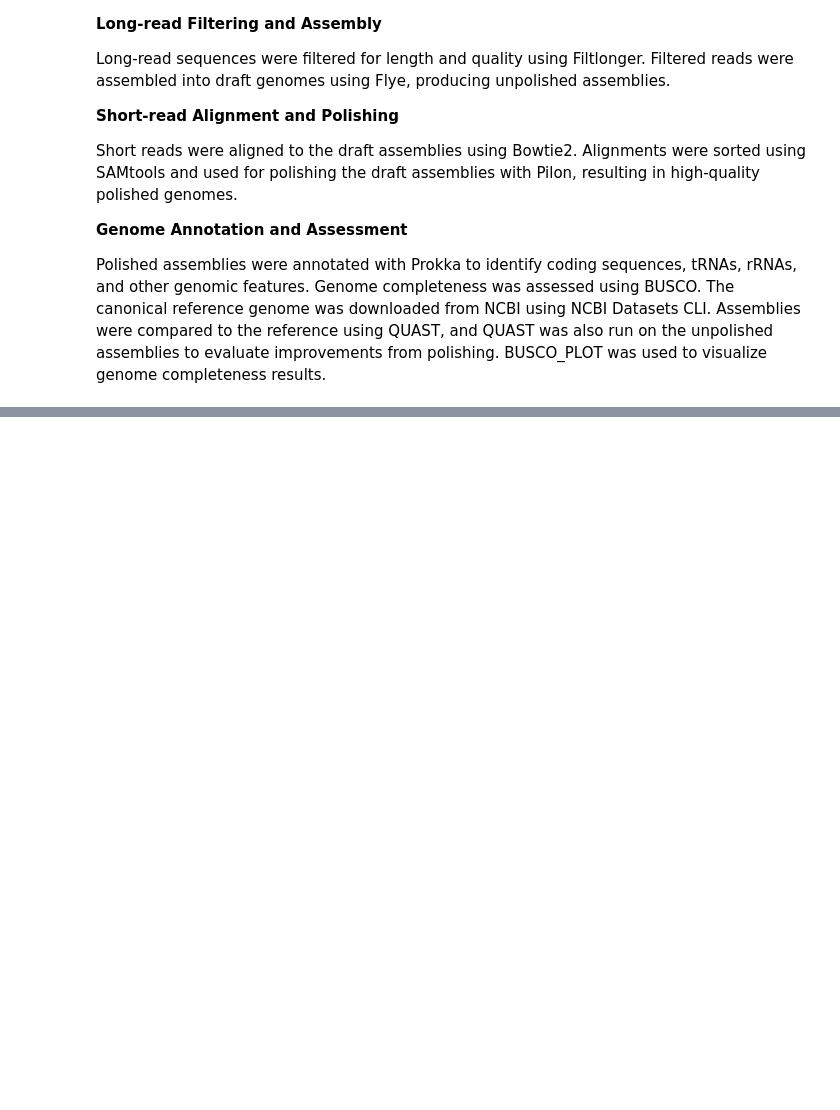
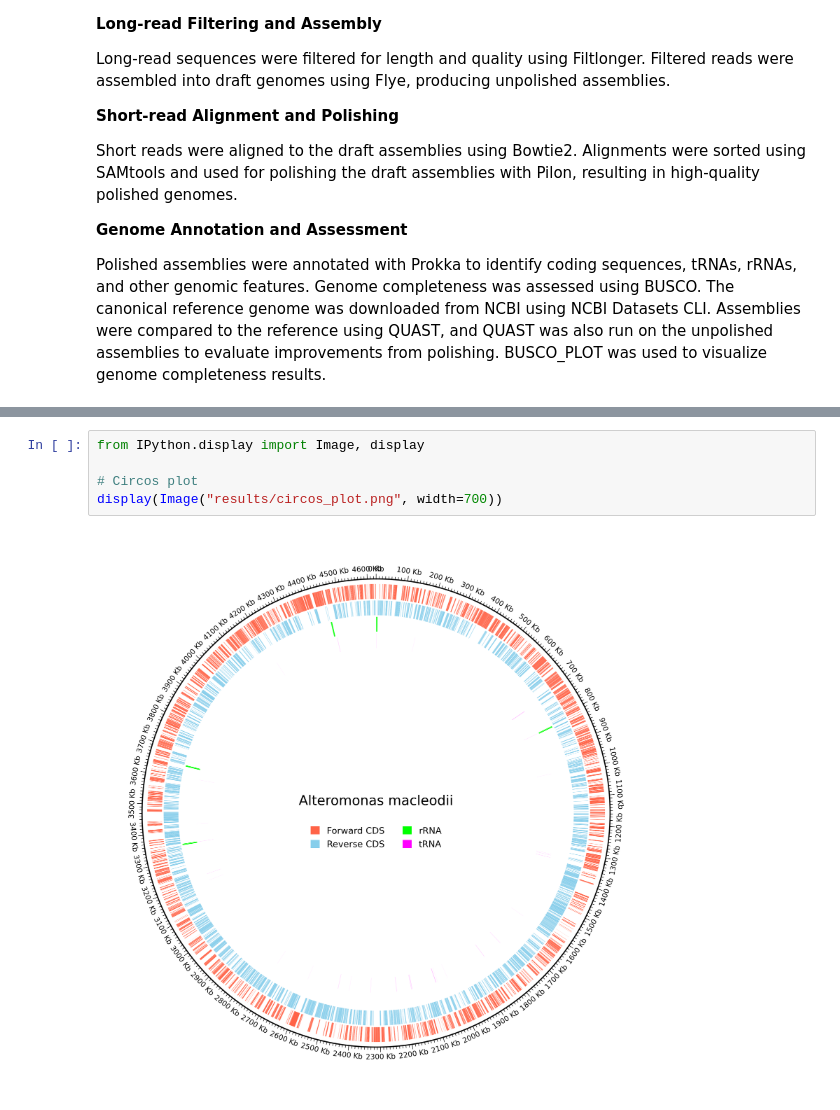
Before and after one commit to mmccar53-bu/Genome-Assembly-Nextflow-Pipeline, a Jupyter notebook: Project_1_Report.ipynb, the cells around one changed output, grey strips where cells are left out. Cells and saved outputs as stored; diff of their text form; blank space fills up the shorter version.

```diff
--- a/Project_1_Report.ipynb
+++ b/Project_1_Report.ipynb
@@ -44,0 +29,7 @@ Overall, the assembly workflow successfully produced a high-quality bacterial ge
+# %%
+from IPython.display import Image, display
+
+# Circos plot
+display(Image("results/circos_plot.png", width=700))
+# %% [output]
+[figure, added]
```
Also changed, not shown: parts of 4 cells of this notebook.
